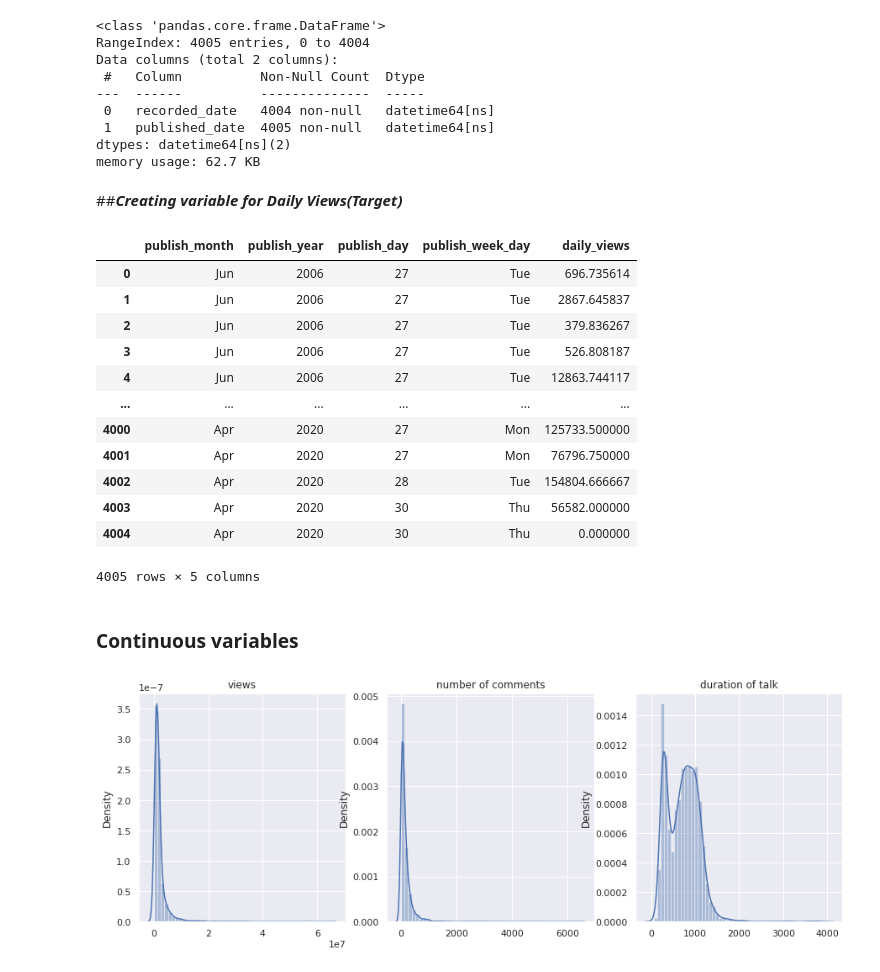
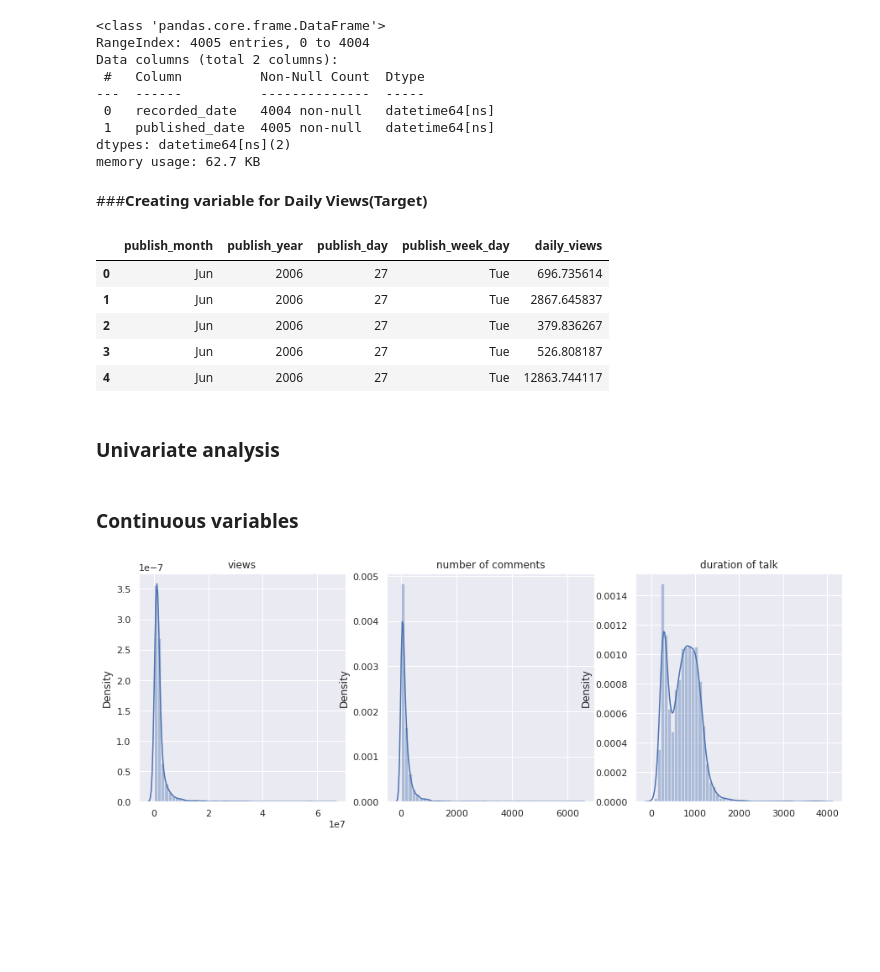
Before and after one commit to Rahul2661998/Capstone-Project-Ted-Talk-Views-Prediction-, a Jupyter notebook: Ted_Talk_Views_Predictions.ipynb, the cells around one changed output. Saved outputs shown, nothing was run; the diff lists cells and outputs as text; code cells hidden in the pictures; blank space fills up the shorter version.

```diff
--- a/Ted_Talk_Views_Predictions.ipynb
+++ b/Ted_Talk_Views_Predictions.ipynb
@@ -213,28 +198,23 @@ raw_data['publish_year'] = pd.DatetimeIndex(raw_data['published_date']).year
 raw_data['publish_day'] = pd.DatetimeIndex(raw_data['published_date']).day
 raw_data['publish_week_day']= raw_data['published_date'].apply(lambda x: day_order[datetime.date(x.year, x.month, x.day).weekday()])
 # %% [markdown]
-##***Creating variable for Daily Views(Target)***
+###**Creating variable for Daily Views(Target)**
 # %%
 # Daily views/Talk:
 raw_data['daily_views'] = raw_data['views'] / ( raw_data['time_passed_since_published'].apply(lambda x : x.days) + 1 )
 # %%
-raw_data[['publish_month','publish_year','publish_day','publish_week_day','daily_views']]
+raw_data[['publish_month','publish_year','publish_day','publish_week_day','daily_views']].head()
 # %% [output]
 |  | publish_month | publish_year | publish_day | publish_week_day | daily_views |
 | 0 | Jun | 2006 | 27 | Tue | 696.735614 |
 | 1 | Jun | 2006 | 27 | Tue | 2867.645837 |
 | 2 | Jun | 2006 | 27 | Tue | 379.836267 |
 | 3 | Jun | 2006 | 27 | Tue | 526.808187 |
 | 4 | Jun | 2006 | 27 | Tue | 12863.744117 |
-| ... | ... | ... | ... | ... | ... |
-| 4000 | Apr | 2020 | 27 | Mon | 125733.500000 |
-| 4001 | Apr | 2020 | 27 | Mon | 76796.750000 |
-| 4002 | Apr | 2020 | 28 | Tue | 154804.666667 |
-| 4003 | Apr | 2020 | 30 | Thu | 56582.000000 |
-| 4004 | Apr | 2020 | 30 | Thu | 0.000000 |
-4005 rows × 5 columns
+# %% [markdown]
+### **Univariate analysis**
 # %% [markdown]
-### Continuous variables
+### **Continuous variables**
 # %%
 fig = plt.figure(figsize=(15,5))
 
```
Also changed, not shown: parts of 84 cells of this notebook.
